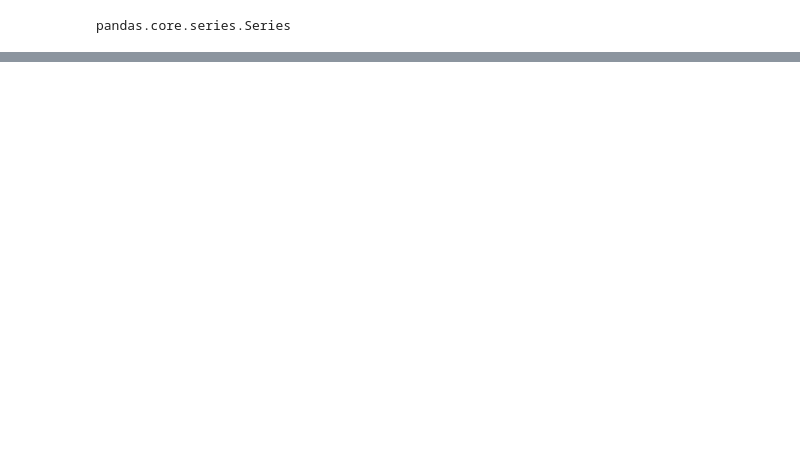
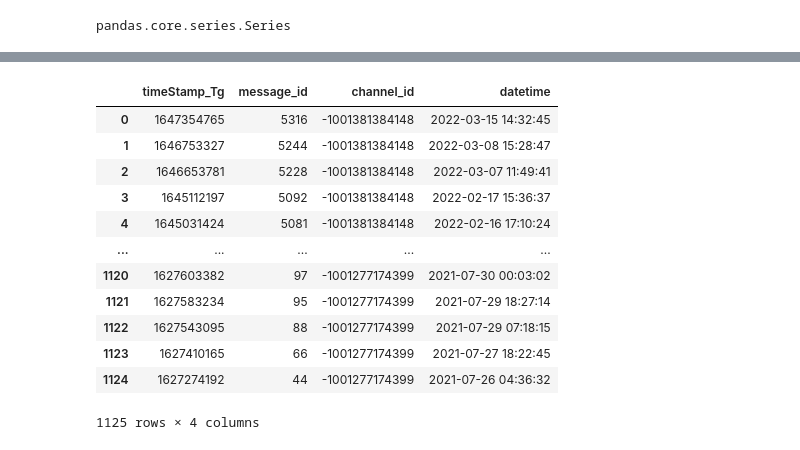
Before and after one commit to joankenobi/analisis_de_datos_copy_trading, a Jupyter notebook: Proyecto/notebooks/analisis_de_datos_prueba.ipynb, the cells around one changed output, grey strips where cells are left out. Cells and saved outputs as stored; diff of their text form; code cells hidden in the pictures; blank space fills up the shorter version.

```diff
--- a/Proyecto/notebooks/analisis_de_datos_prueba.ipynb
+++ b/Proyecto/notebooks/analisis_de_datos_prueba.ipynb
@@ -8,3 +11,3 @@ import matplotlib.pyplot as plt
 # %%
-df = pd.read_csv("sygnals_operations.csv")
+df2 = pd.read_csv("sygnals_operations.csv")
 # %%
@@ -122,0 +125,3 @@ line
+# %%
+df2["datetime"]= pd.to_datetime(df2["timeStamp_Tg"], unit="s")
+df2["datetime"]
@@ -122,0 +141,16 @@ line
+# %%
+df2[["timeStamp_Tg","message_id","channel_id","datetime"]]
+# %% [output]
+|  | timeStamp_Tg | message_id | channel_id | datetime |
+| 0 | 1647354765 | 5316 | -1001381384148 | 2022-03-15 14:32:45 |
+| 1 | 1646753327 | 5244 | -1001381384148 | 2022-03-08 15:28:47 |
+| 2 | 1646653781 | 5228 | -1001381384148 | 2022-03-07 11:49:41 |
+| 3 | 1645112197 | 5092 | -1001381384148 | 2022-02-17 15:36:37 |
+| 4 | 1645031424 | 5081 | -1001381384148 | 2022-02-16 17:10:24 |
+| ... | ... | ... | ... | ... |
+| 1120 | 1627603382 | 97 | -1001277174399 | 2021-07-30 00:03:02 |
+| 1121 | 1627583234 | 95 | -1001277174399 | 2021-07-29 18:27:14 |
+| 1122 | 1627543095 | 88 | -1001277174399 | 2021-07-29 07:18:15 |
+| 1123 | 1627410165 | 66 | -1001277174399 | 2021-07-27 18:22:45 |
+| 1124 | 1627274192 | 44 | -1001277174399 | 2021-07-26 04:36:32 |
+1125 rows × 4 columns
```
Also changed, not shown: parts of 38 cells of this notebook, 15 other files.
